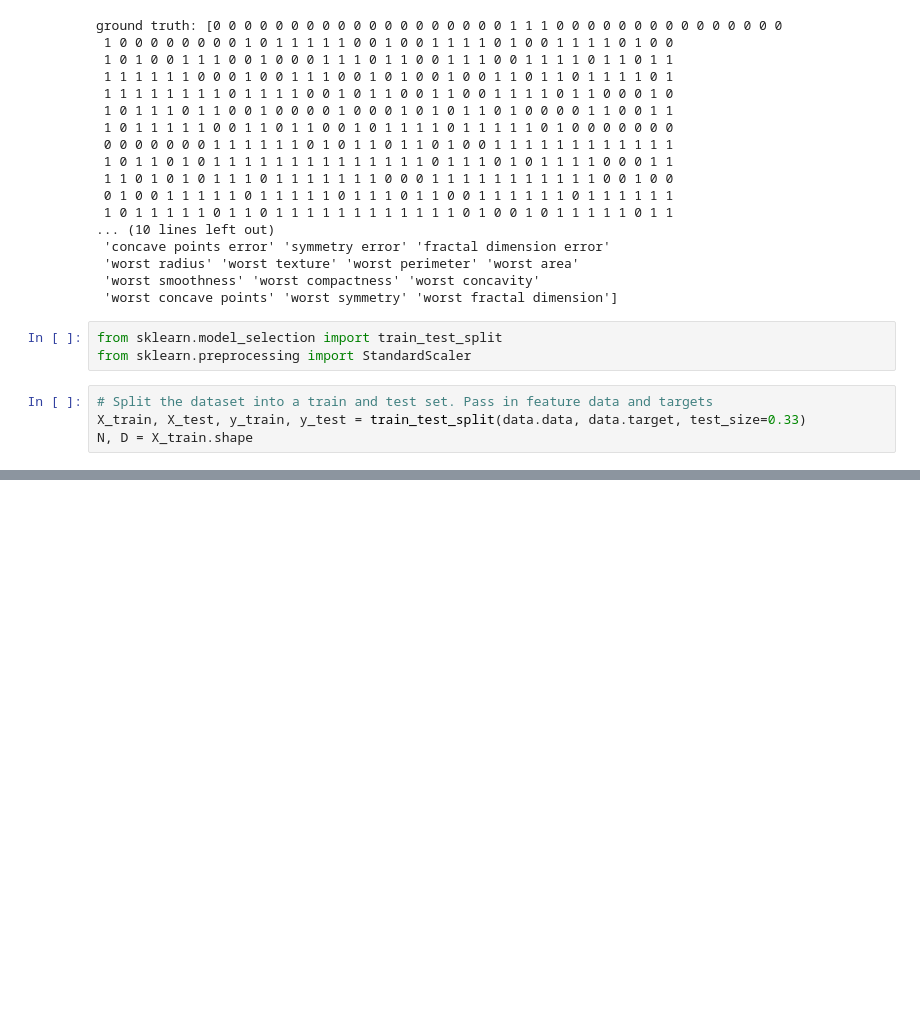
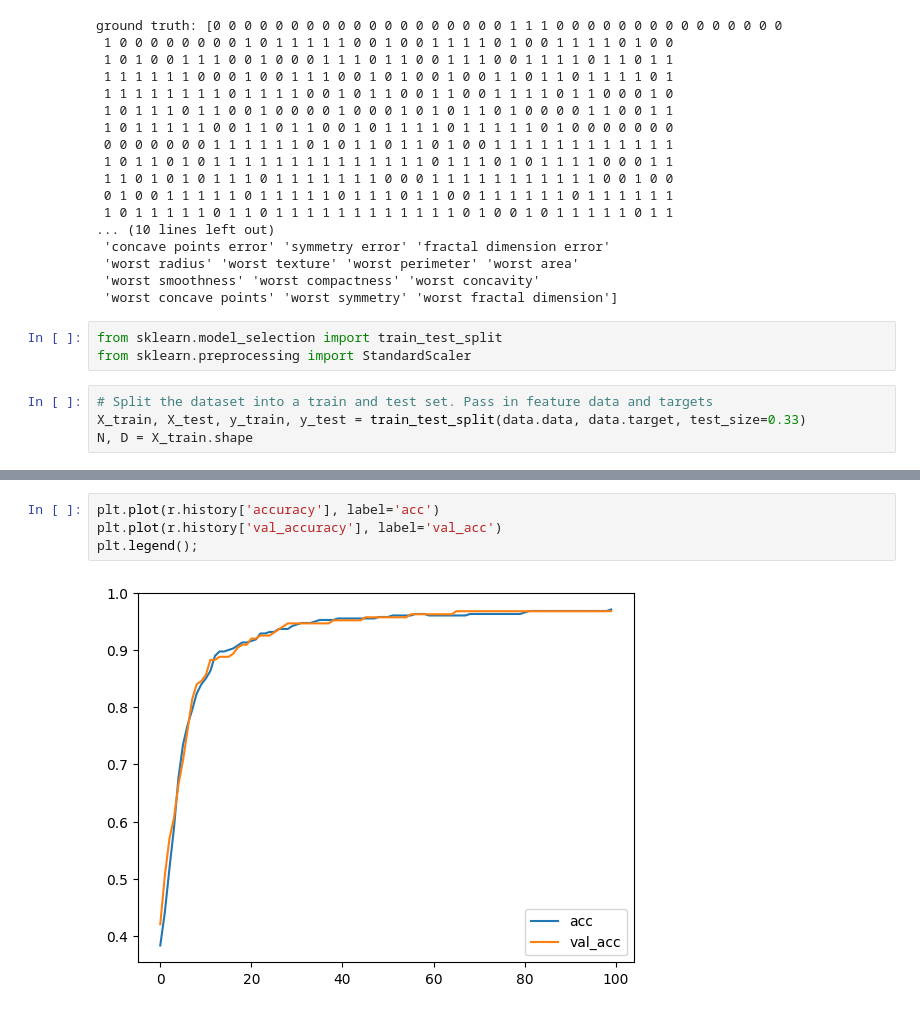
Before and after one commit to KavanPrice/tensorflow-ml, a Jupyter notebook: source/classification.ipynb, the cells around one changed output, grey strips where cells are left out. Drawn from its saved outputs; the diff is of its cells as text; blank space fills up the shorter version.

```diff
--- a/source/classification.ipynb
+++ b/source/classification.ipynb
@@ -62,0 +117,6 @@ N, D = X_train.shape
+# %%
+plt.plot(r.history['accuracy'], label='acc')
+plt.plot(r.history['val_accuracy'], label='val_acc')
+plt.legend();
+# %% [output]
+[figure, added]
```
Also changed, not shown: parts of 6 cells of this notebook.
